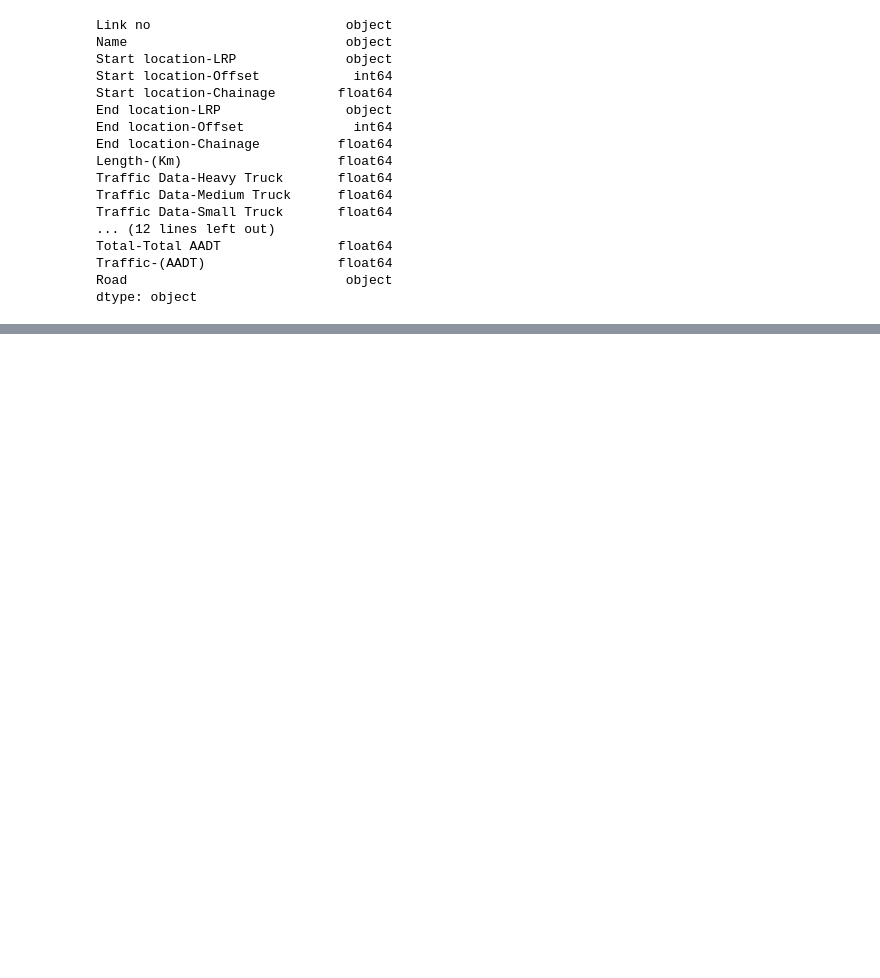
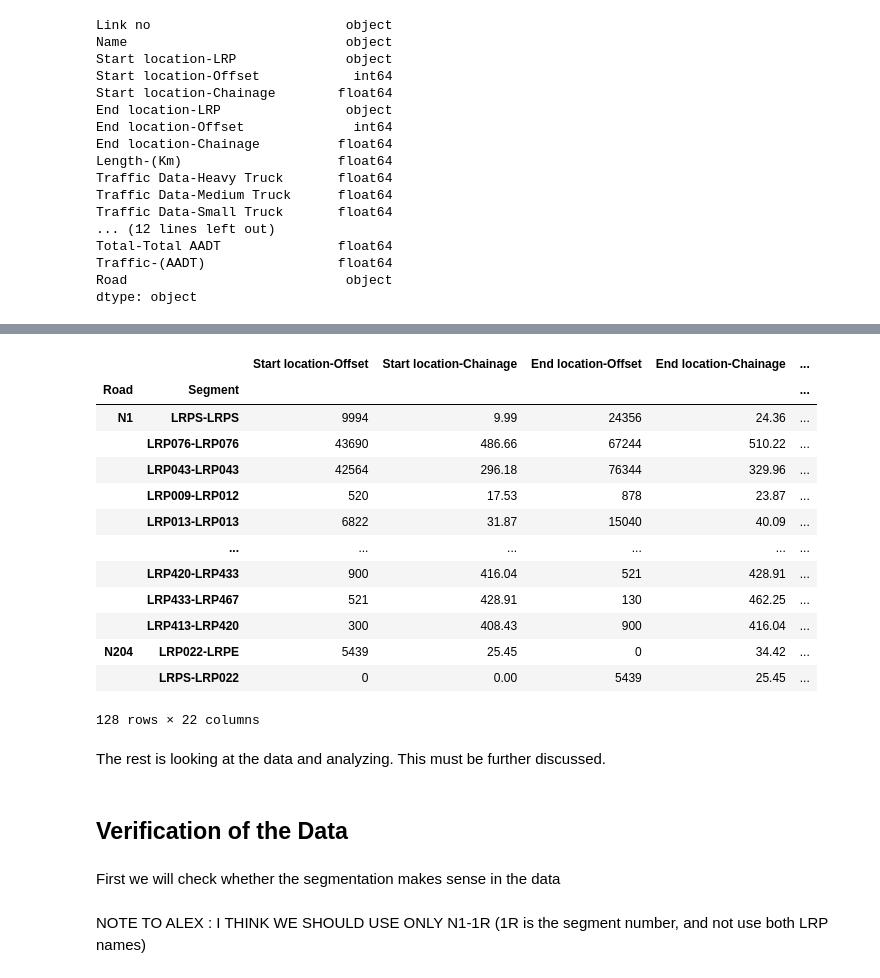
Before and after one commit to LudovicaBindi/Advacned_Simulation-Network_Model_Analysis_Lab4, a Jupyter notebook: notebook/Traffic data.ipynb, the cells around one changed output, grey strips where cells are left out. Saved outputs shown, nothing was run; the diff lists cells and outputs as text; code cells hidden in the pictures; blank space fills up the shorter version.

Commit message:
Added numerical operations to the dataset readied by Alex. Requires small discussion.

```diff
--- a/notebook/Traffic data.ipynb
+++ b/notebook/Traffic data.ipynb
@@ -193,0 +252,10 @@ See Full Dataframe in Mito
+# %%
+appended_data_traffic2 = appended_data_traffic.copy()
+# %%
+to_subtract = (appended_data_traffic2['Traffic Data-Auto Rickshaw'] + appended_data_traffic2['Traffic Data-Motor Cycle'] + \
+               appended_data_traffic2['Traffic Data-Bi-Cycle'] + appended_data_traffic2['Traffic Data-Cycle Rickshaw'] + \
+               appended_data_traffic2['Traffic Data-Cart'])
+
+appended_data_traffic2['Traffic-(AADT)'] -= to_subtract
+#We already have Total-Total AADT to realize how much difference this made.
+#Also one important thing is to talk about how feasible it is to exclude the bicycles etc. Maybe it is important in Bangladesh context?
@@ -194,3 +277,29 @@ See Full Dataframe in Mito
+# %%
+appended_data_traffic_segment = appended_data_traffic2.groupby(['Road','Segment']).sum().sort_values(by = 'Traffic-(AADT)', ascending=False) #However, watch out for LRPS-LRPS (discuss this)
+appended_data_traffic_segment
+# %% [output]
+|  |  | Start location-Offset | Start location-Chainage | End location-Offset | End location-Chainage | ... |
+| Road | Segment |  |  |  |  | ... |
+| N1 | LRPS-LRPS | 9994 | 9.99 | 24356 | 24.36 | ... |
+|  | LRP076-LRP076 | 43690 | 486.66 | 67244 | 510.22 | ... |
+|  | LRP043-LRP043 | 42564 | 296.18 | 76344 | 329.96 | ... |
+|  | LRP009-LRP012 | 520 | 17.53 | 878 | 23.87 | ... |
+|  | LRP013-LRP013 | 6822 | 31.87 | 15040 | 40.09 | ... |
+|  | ... | ... | ... | ... | ... | ... |
+|  | LRP420-LRP433 | 900 | 416.04 | 521 | 428.91 | ... |
+|  | LRP433-LRP467 | 521 | 428.91 | 130 | 462.25 | ... |
+|  | LRP413-LRP420 | 300 | 408.43 | 900 | 416.04 | ... |
+| N204 | LRP022-LRPE | 5439 | 25.45 | 0 | 34.42 | ... |
+|  | LRPS-LRP022 | 0 | 0.00 | 5439 | 25.45 | ... |
+128 rows × 22 columns
+# %% [markdown]
+The rest is looking at the data and analyzing. This must be further discussed.
+# %% [markdown]
+## Verification of the Data
+# %% [markdown]
+First we will check whether the segmentation makes sense in the data
+# %% [markdown]
+NOTE TO ALEX : I THINK WE SHOULD USE ONLY N1-1R (1R is the segment number, and not use both LRP names)
 # %%
 print("Process finished --- %s seconds ---" % (time.time() - start_time))
 # %% [output]
```
Also changed, not shown: parts of 15 cells of this notebook.
